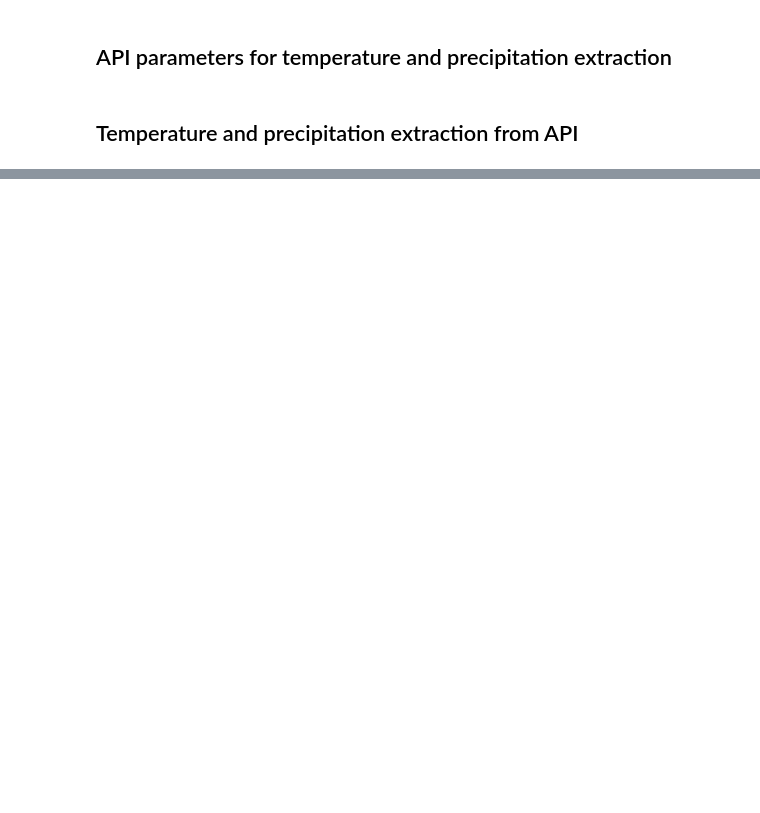
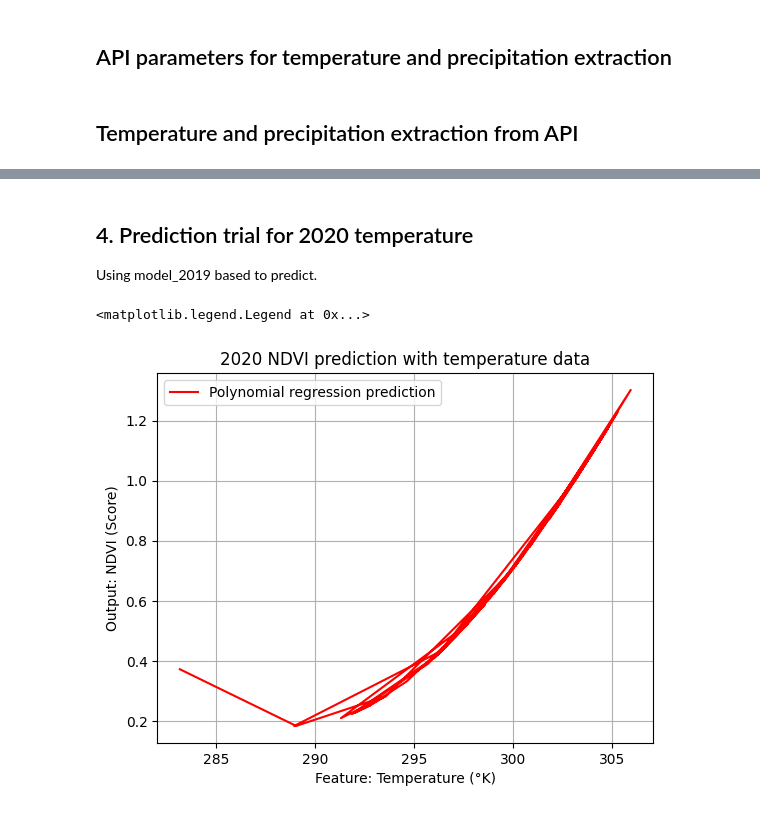
Before and after one commit to AguilarAngel9/Plant-Growth-Cycle-based-on-geospatial-data, a Jupyter notebook: Models/multivariableRegression.ipynb, the cells around one changed output, grey strips where cells are left out. Cells and saved outputs as stored; diff of their text form; code cells hidden in the pictures; blank space fills up the shorter version.

```diff
--- a/Models/multivariableRegression.ipynb
+++ b/Models/multivariableRegression.ipynb
@@ -151,0 +258,39 @@ plt.show()
+# %% [markdown]
+## 4. Prediction trial for 2020 temperature
+Using model_2019 based to predict.
+# %%
+
+# IMPORTANTE: HARDCODEE PARA QUE FUERAN 56 VALORES, SE TIENEN QUE TENER MISMOS VALORES QUE EL MODELO (temp_2020 y model_2019)
+# This data can be automatically obtain from features extraction section
+temp_2020 = np.array([283.1513671875, 289.03173828125,
+293.5457763671875, 291.2962646484375, 297.69195556640625, 294.6043395996094, 292.71337890625,
+292.75775146484375, 291.84521484375, 296.10162353515625, 298.845703125, 302.2131652832031,
+304.745361328125, 304.45263671875, 300.1196594238281, 303.5379638671875, 304.7825927734375,
+304.5750427246094, 301.0665588378906, 300.8268127441406, 305.9427795410156, 303.1600646972656,
+304.00531005859375, 304.8019104003906, 305.2742919921875, 303.05841064453125, 304.3760681152344,
+304.3102111816406, 304.8591613769531, 300.0223388671875, 295.9878234863281, 300.4503173828125,
+302.39495849609375, 299.494140625, 304.18853759765625, 302.7628173828125, 301.8044738769531,
+303.1278381347656, 304.5406799316406, 303.9774169921875, 299.01031494140625, 299.62939453125,
+303.2652587890625, 296.1610107421875, 298.5472412109375, 296.16888427734375, 297.0857238769531,
+299.902099609375, 293.60089111328125, 292.72198486328125, 292.0062561035156, 295.6786193847656,
+297.631103515625, 298.5773010253906, 296.42010498046875, 288.9350891113281])
+
+# Transform to apply LinearRegression function
+x = temp_2020.reshape((-1,1))
+transformer = PolynomialFeatures(degree=3, include_bias=False)
+transformer.fit(x)
+x_ = transformer.transform(x)
+
+# Prediction of NDVI with model from 2019
+y_2020 = model_2019.predict(x_)
+
+# Temperature vs. NDVI
+plt.plot(x,y_2020,'r',label="Polynomial regression prediction")
+plt.ylabel("Output: NDVI (Score)")
+plt.xlabel("Feature: Temperature (°K)")
+plt.grid()
+plt.title("2020 NDVI prediction with temperature data")
+plt.legend()
+# %% [output]
+<matplotlib.legend.Legend at 0x...>
+[figure, added]
```
Also changed, not shown: parts of 19 cells of this notebook.
